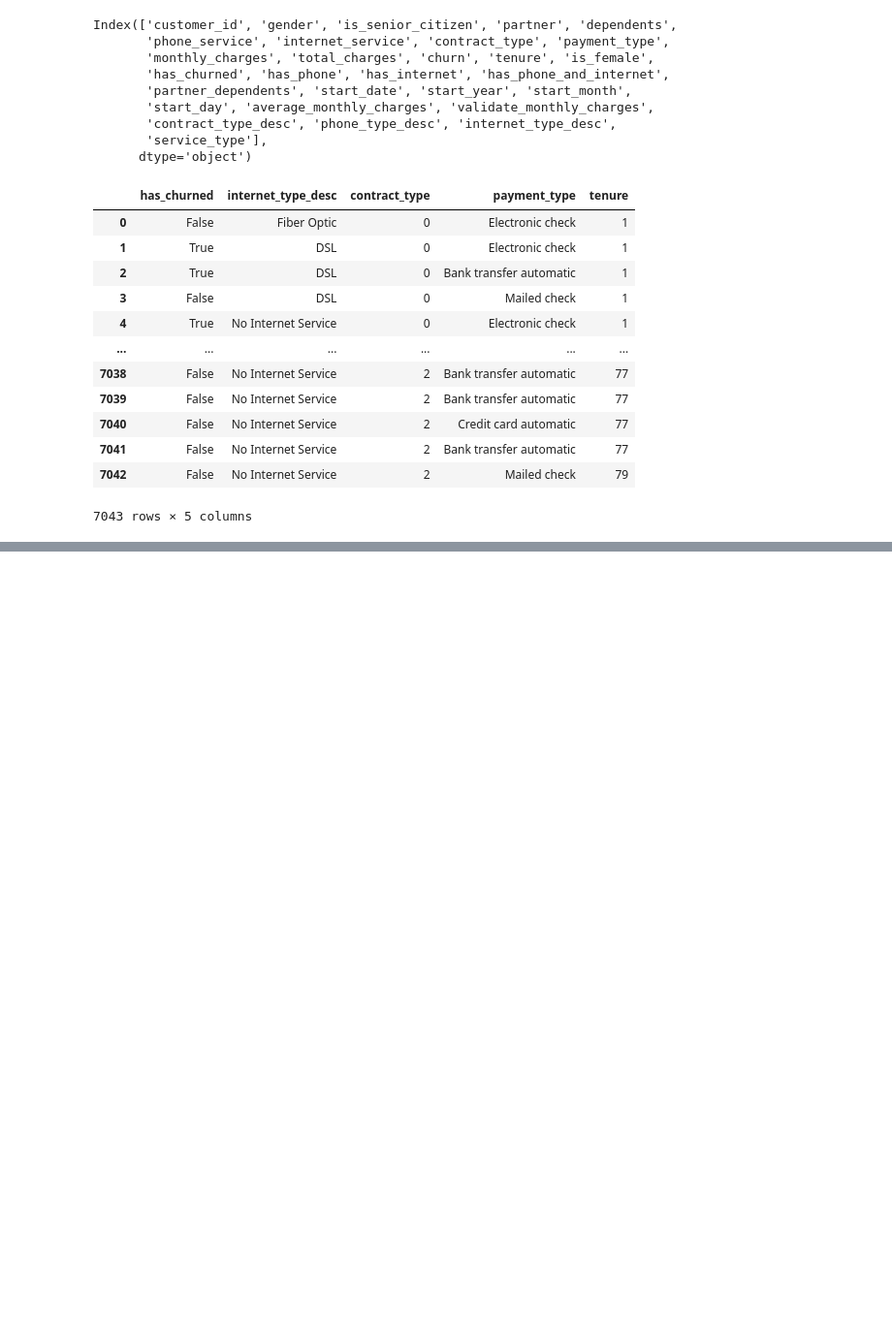
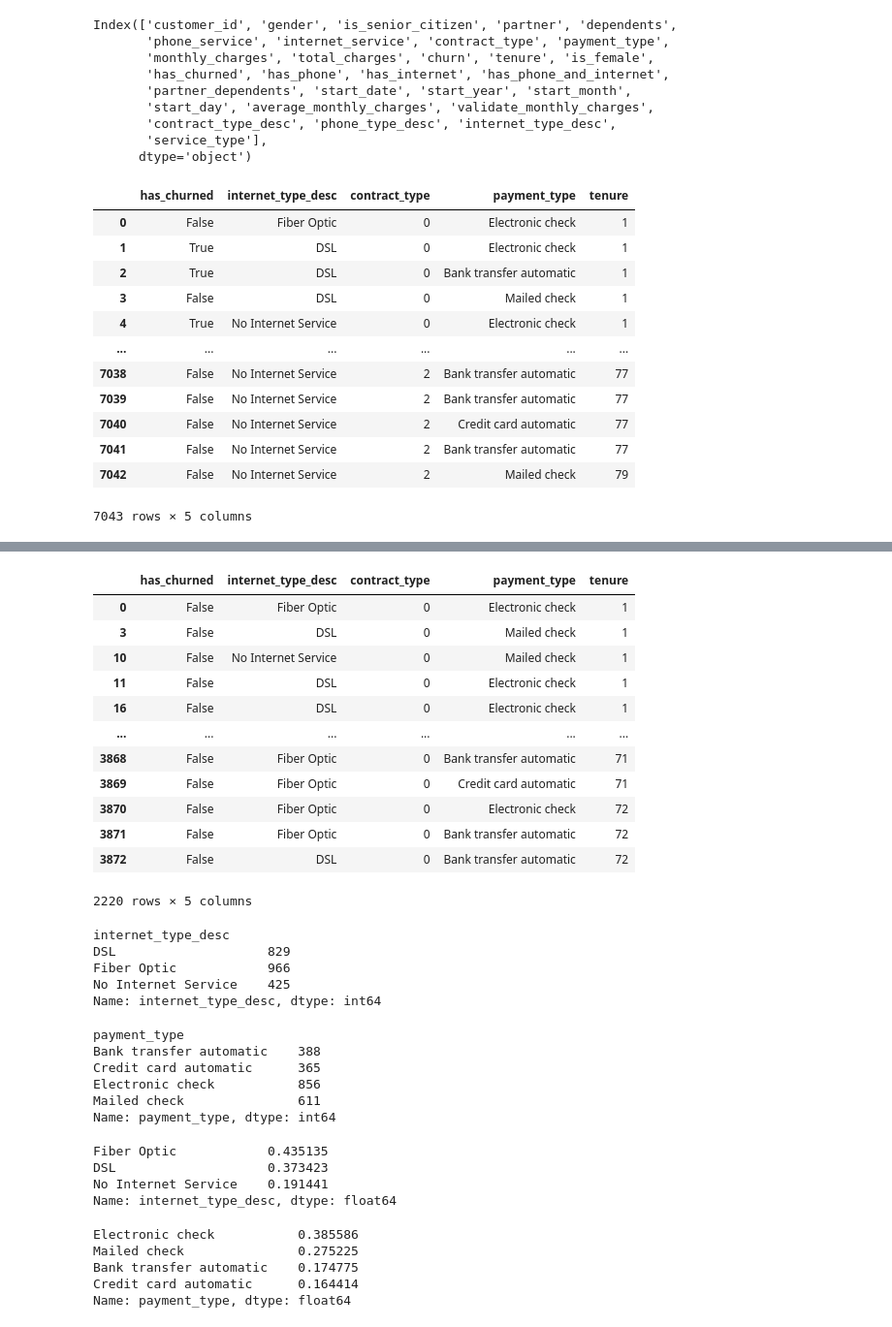
Before and after one commit to Brooke-Holyoak/numpy-pandas-visualization-exercises, a Jupyter notebook: telco_viz1_project.ipynb, the cells around one changed output, grey strips where cells are left out. Shown at 97% size. Saved outputs shown, nothing was run; the diff lists cells and outputs as text; code cells hidden in the pictures; blank space fills up the shorter version.

```diff
--- a/telco_viz1_project.ipynb
+++ b/telco_viz1_project.ipynb
@@ -196,0 +232,51 @@ Name: payment_type, dtype: float64
+# %%
+#filtering more to get mtm customers who have stayed
+
+mtm_not_churned = not_churned[not_churned['contract_type']== 0]
+mtm_not_churned
+# %% [output]
+|  | has_churned | internet_type_desc | contract_type | payment_type | tenure |
+| 0 | False | Fiber Optic | 0 | Electronic check | 1 |
+| 3 | False | DSL | 0 | Mailed check | 1 |
+| 10 | False | No Internet Service | 0 | Mailed check | 1 |
+| 11 | False | DSL | 0 | Electronic check | 1 |
+| 16 | False | DSL | 0 | Electronic check | 1 |
+| ... | ... | ... | ... | ... | ... |
+| 3868 | False | Fiber Optic | 0 | Bank transfer automatic | 71 |
+| 3869 | False | Fiber Optic | 0 | Credit card automatic | 71 |
+| 3870 | False | Fiber Optic | 0 | Electronic check | 72 |
+| 3871 | False | Fiber Optic | 0 | Bank transfer automatic | 72 |
+| 3872 | False | DSL | 0 | Bank transfer automatic | 72 |
+2220 rows × 5 columns
+# %%
+mtm_not_churned.groupby('internet_type_desc').internet_type_desc.count()
+# %% [output]
+internet_type_desc
+DSL                    829
+Fiber Optic            966
+No Internet Service    425
+Name: internet_type_desc, dtype: int64
+# %%
+mtm_not_churned.groupby('payment_type').payment_type.count()
+# %% [output]
+payment_type
+Bank transfer automatic    388
+Credit card automatic      365
+Electronic check           856
+Mailed check               611
+Name: payment_type, dtype: int64
+# %%
+mtm_not_churned.internet_type_desc.value_counts(normalize = True)
+# %% [output]
+Fiber Optic            0.435135
+DSL                    0.373423
+No Internet Service    0.191441
+Name: internet_type_desc, dtype: float64
+# %%
+mtm_not_churned.payment_type.value_counts(normalize = True)
+# %% [output]
+Electronic check           0.385586
+Mailed check               0.275225
+Bank transfer automatic    0.174775
+Credit card automatic      0.164414
+Name: payment_type, dtype: float64
```
Also changed, not shown: parts of 21 cells of this notebook.
